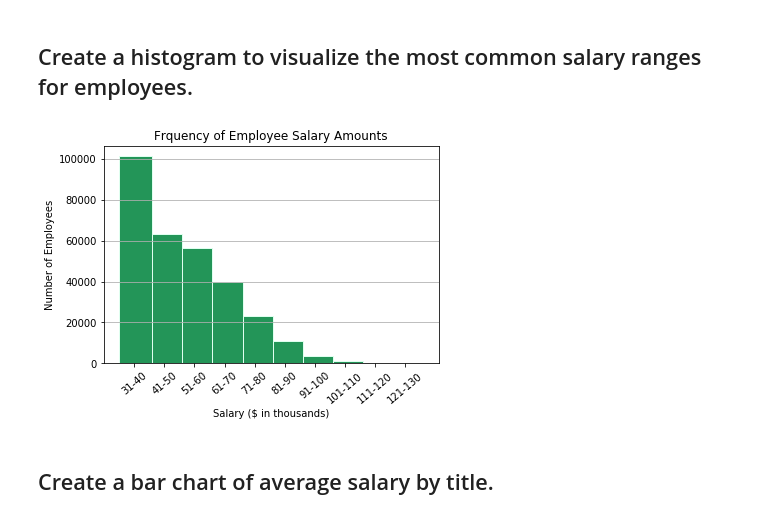
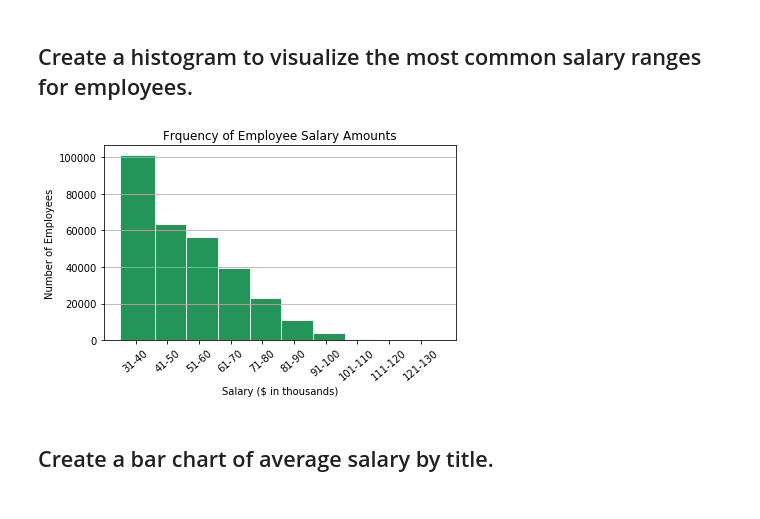
Before and after one commit to KristaJoy/sql-challenge, a Jupyter notebook: sql-analysis.ipynb, the cells around one changed output. Saved outputs shown, nothing was run; the diff lists cells and outputs as text; code cells hidden in the pictures.

Commit message:
updated image export code

```diff
--- a/sql-analysis.ipynb
+++ b/sql-analysis.ipynb
@@ -49,34 +49,35 @@ Name: salary, Length: 300024, dtype: int64
 # %%
 # Create data variable
 x = salaries_db['salary']
 
 # Create bins
 bins = [30000, 41000, 51000, 61000, 71000, 81000, 91000, 101000, 111000, 121000, 131000]
 
 # Plot figure
 fig, ax = plt.subplots()
 counts, bins, _ = ax.hist(x, bins=bins, color='#239558', edgecolor='#DFFFEF')
 
 # Googled someone's code to display the number of employees in each bin
 #for n, b in zip(counts, bins):
- #      plt.gca().text(b, n, str(n))
+       #plt.gca().text(b, n, str(n))
 
 # Format figure
 ax.set_xticks([35000, 45000, 55000, 65000, 75000, 85000, 95000, 105000, 115000, 125000])
 ax.set_xticklabels(['31-40', '41-50', '51-60', '61-70', '71-80', '81-90', '91-100', \
                     '101-110', '111-120', '121-130'], rotation = 40)
 
 plt.grid(axis = 'y')
 plt.xlabel('Salary ($ in thousands)')
 plt.ylabel('Number of Employees')
 plt.title('Frquency of Employee Salary Amounts')
 
 # Export an image
+plt.tight_layout()
 plt.savefig('Images/FrequencySalaryAmounts.png', dpi=100)
 
 plt.show()
 # %% [output]
-[figure, old version]
+[figure, new version]
 # %% [markdown]
 ## Create a bar chart of average salary by title.
 # %%
```
Also changed, not shown: parts of 1 cell of this notebook.
